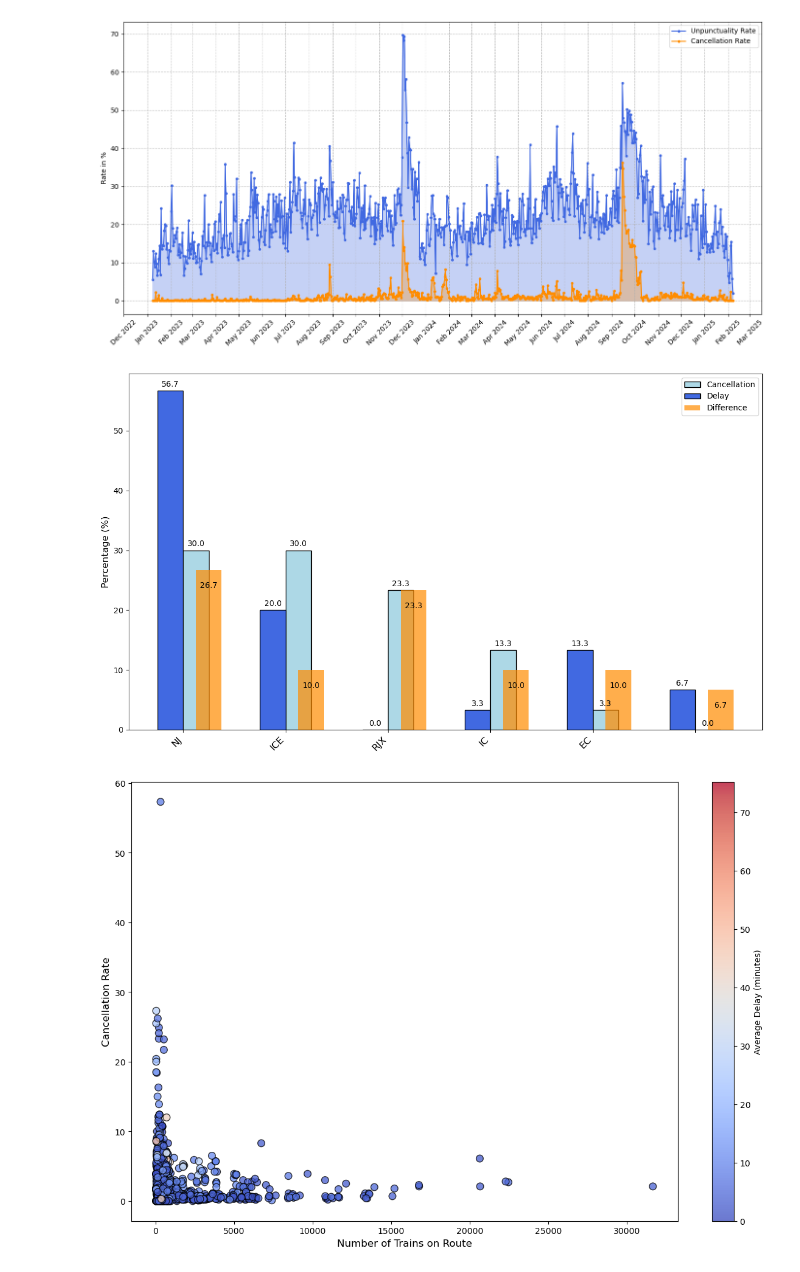
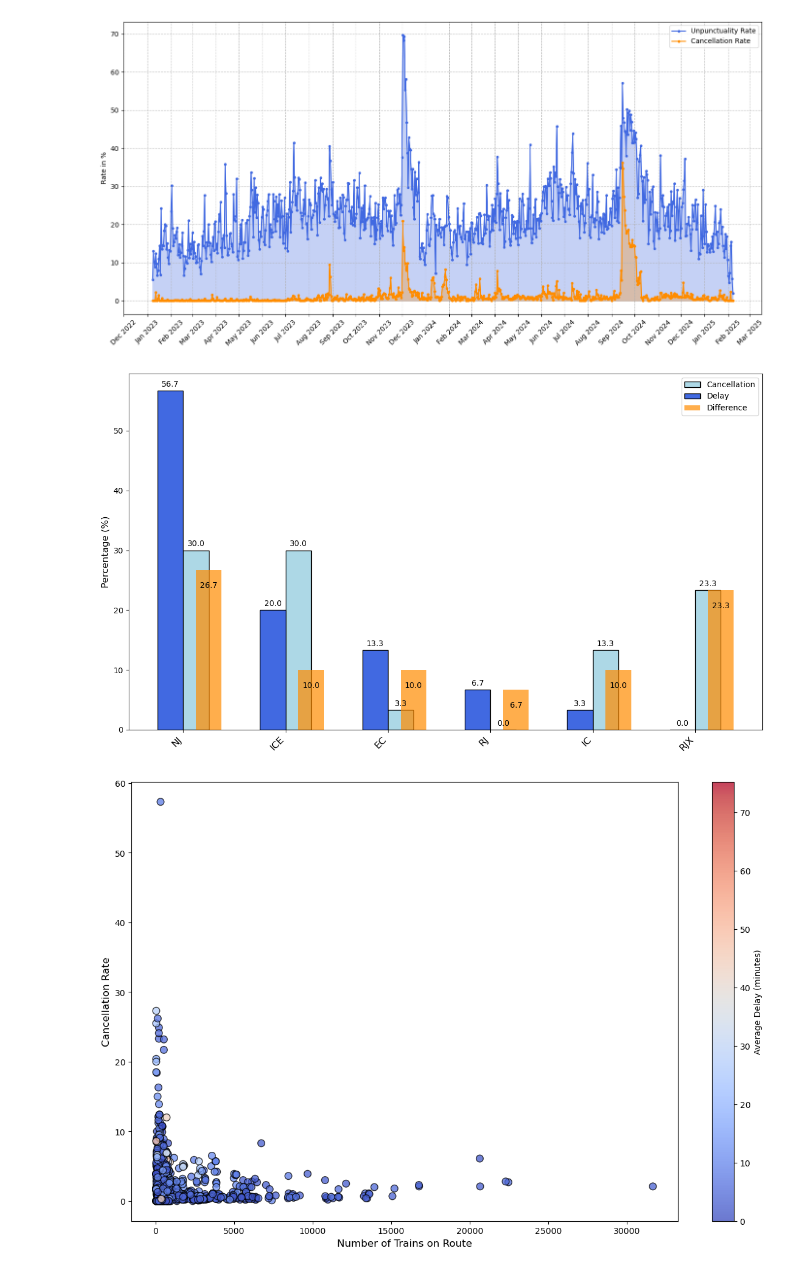
Before and after one commit to Slashyyyyyy/Weather-and-Mobility, a Jupyter notebook: Train_Analysis.ipynb, the cells around one changed output. Cells and saved outputs as stored; diff of their text form; code cells hidden in the pictures.

```diff
--- a/Train_Analysis.ipynb
+++ b/Train_Analysis.ipynb
@@ -1023,7 +1039,7 @@ df_fern_total = df_fern.group_by("Train Nr.").agg(
 )
 
 cancellation_rates = df_fern_total.join(cancel_by_train, on = "Train Nr.").with_columns(
-    (pl.col("cancel_count") / pl.col("total_trips") * 100).alias("cancel_rate")
+    (pl.col("cancel_count") / pl.col("total_trips") * 100).round(1).alias("cancel_rate")
 ).sort("cancel_rate", descending = True)
 
 delay_by_train = df_fern_delay_without_cancel.group_by("Train Nr.").agg([
@@ -1051,9 +1067,9 @@ merged_percentages = cancel_percentages.join(
     on = "Train Type",
     how = "full"
 ).fill_null(0).with_columns(
-    ((pl.col("Cancellation") - pl.col("Delay")).abs()).round(1).alias("Difference")
-).sort(["Cancellation","Delay"], descending = True)
-
+    ((pl.col("Cancellation") - pl.col("Delay")).abs()).round(1).alias("Difference"),
+    pl.coalesce([pl.col("Train Type"), pl.col("Train Type_right")]).alias("Train Type")
+).drop("Train Type_right").sort(["Delay", "Cancellation"], descending = True)
 
 fig, ax = plt.subplots(figsize = (12, 7))
 bar_width = 0.25
@@ -1091,34 +1107,34 @@ bars_diff = ax.bar(
 for bars in [bars_cancel, bars_delay]:
     for bar in bars:
         ax.annotate(
             bar.get_height(),
             xy = (bar.get_x() + bar.get_width() / 2, bar.get_height()),
             xytext = (0, 3),
             textcoords = "offset points",
             ha = "center",
             va = "bottom" if bar.get_height() >= 0 else "top",
             fontsize = 10
         )
 for bar in bars_diff:
     ax.annotate(
         bar.get_height(),
         xy = (bar.get_x() + bar.get_width() / 2, bar.get_height()),
         xytext = (0, -15 if bar.get_height() > 0 else 12),
         textcoords = "offset points",
         ha = "center",
         va = "top",
         fontsize = 10
     )
 
 ax.set_xticks(indices)
 ax.set_xticklabels(merged_percentages["Train Type"], rotation = 45, ha = "right", fontsize = 12)
 ax.set_ylabel("Percentage (%)", fontsize = 12)
 ax.legend(loc = "upper right")
 
 plt.tight_layout()
 plt.show()
 # %% [output]
-[figure, old version]
+[figure, new version]
 # %%
 route_efficiency = df_fern.group_by(
     ["Departing Station", "Arrival Station"]
```
Also changed, not shown: parts of 4 cells of this notebook.
